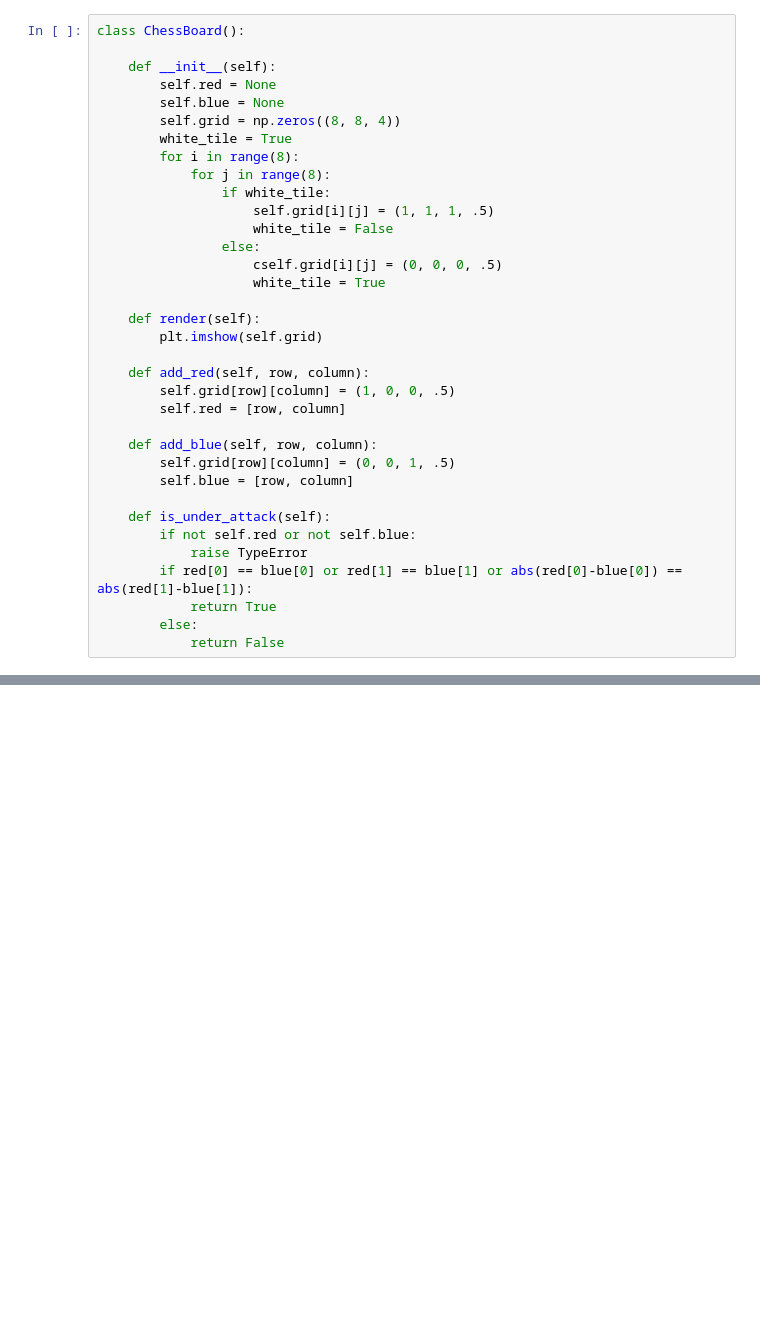
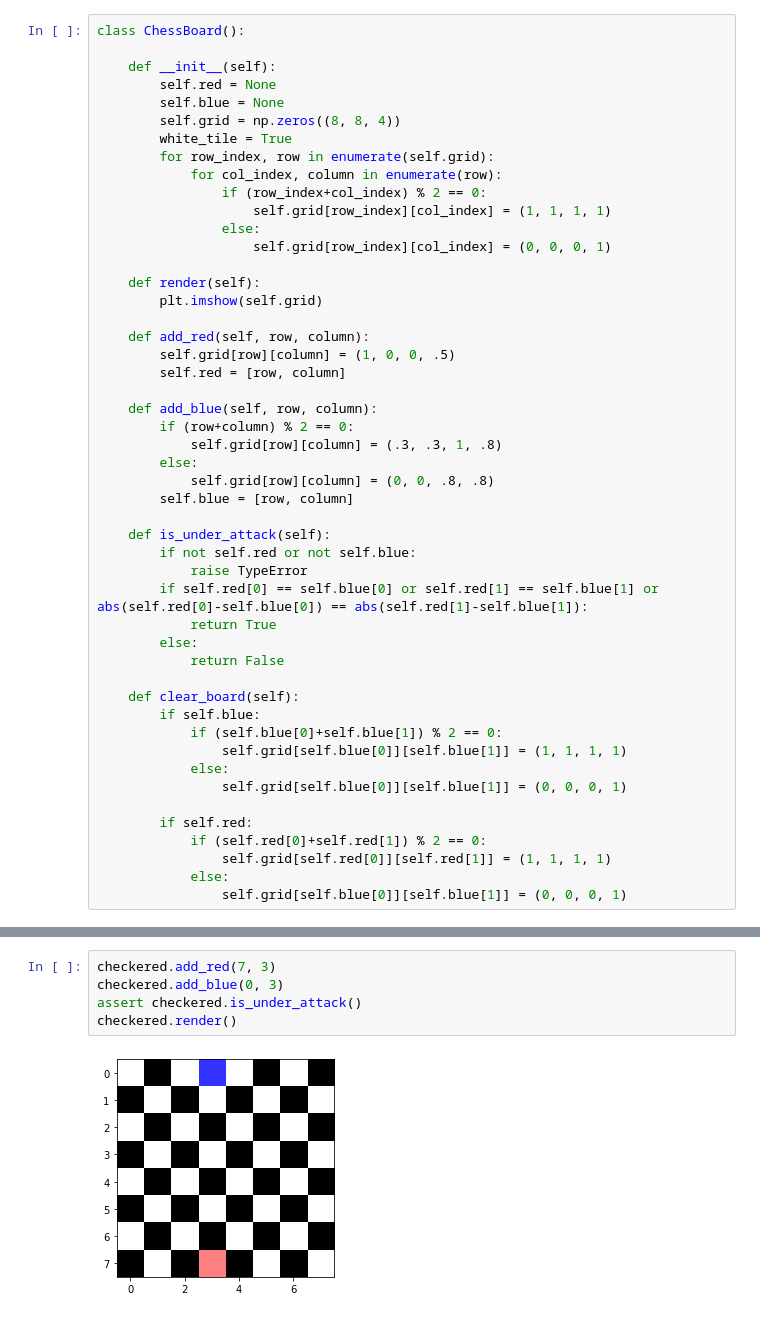
Before and after one commit to RobertWRadford/chess-board, a Jupyter notebook: chess_board.ipynb, the cells around one changed output, grey strips where cells are left out. Drawn from its saved outputs; the diff is of its cells as text; blank space fills up the shorter version.

```diff
--- a/chess_board.ipynb
+++ b/chess_board.ipynb
@@ -11,14 +9,12 @@ class ChessBoard():
         self.blue = None
         self.grid = np.zeros((8, 8, 4))
         white_tile = True
-        for i in range(8):
-            for j in range(8):
-                if white_tile:
-                    self.grid[i][j] = (1, 1, 1, .5)
-                    white_tile = False
+        for row_index, row in enumerate(self.grid):
+            for col_index, column in enumerate(row):
+                if (row_index+col_index) % 2 == 0:
+                    self.grid[row_index][col_index] = (1, 1, 1, 1)
                 else:
-                    cself.grid[i][j] = (0, 0, 0, .5)
-                    white_tile = True
+                    self.grid[row_index][col_index] = (0, 0, 0, 1)
 
     def render(self):
         plt.imshow(self.grid)
@@ -28,16 +24,32 @@ class ChessBoard():
         self.red = [row, column]
 
     def add_blue(self, row, column):
-        self.grid[row][column] = (0, 0, 1, .5)
+        if (row+column) % 2 == 0:
+            self.grid[row][column] = (.3, .3, 1, .8)
+        else:
+            self.grid[row][column] = (0, 0, .8, .8)
         self.blue = [row, column]
 
     def is_under_attack(self):
         if not self.red or not self.blue:
             raise TypeError
-        if red[0] == blue[0] or red[1] == blue[1] or abs(red[0]-blue[0]) == abs(red[1]-blue[1]):
+        if self.red[0] == self.blue[0] or self.red[1] == self.blue[1] or abs(self.red[0]-self.blue[0]) == abs(self.red[1]-self.blue[1]):
             return True
         else:
             return False
+
+    def clear_board(self):
+        if self.blue:
+            if (self.blue[0]+self.blue[1]) % 2 == 0:
+                self.grid[self.blue[0]][self.blue[1]] = (1, 1, 1, 1)
+            else:
+                self.grid[self.blue[0]][self.blue[1]] = (0, 0, 0, 1)
+
+        if self.red:
+            if (self.red[0]+self.red[1]) % 2 == 0:
+                self.grid[self.red[0]][self.red[1]] = (1, 1, 1, 1)
+            else:
+                self.grid[self.blue[0]][self.blue[1]] = (0, 0, 0, 1)
 # %%
 checkered = ChessBoard()
 checkered.render()
@@ -43,0 +58,7 @@ checkered.render()
+# %%
+checkered.add_red(7, 3)
+checkered.add_blue(0, 3)
+assert checkered.is_under_attack()
+checkered.render()
+# %% [output]
+[figure, added]
```
Also changed, not shown: parts of 5 cells of this notebook, 2 other files.
